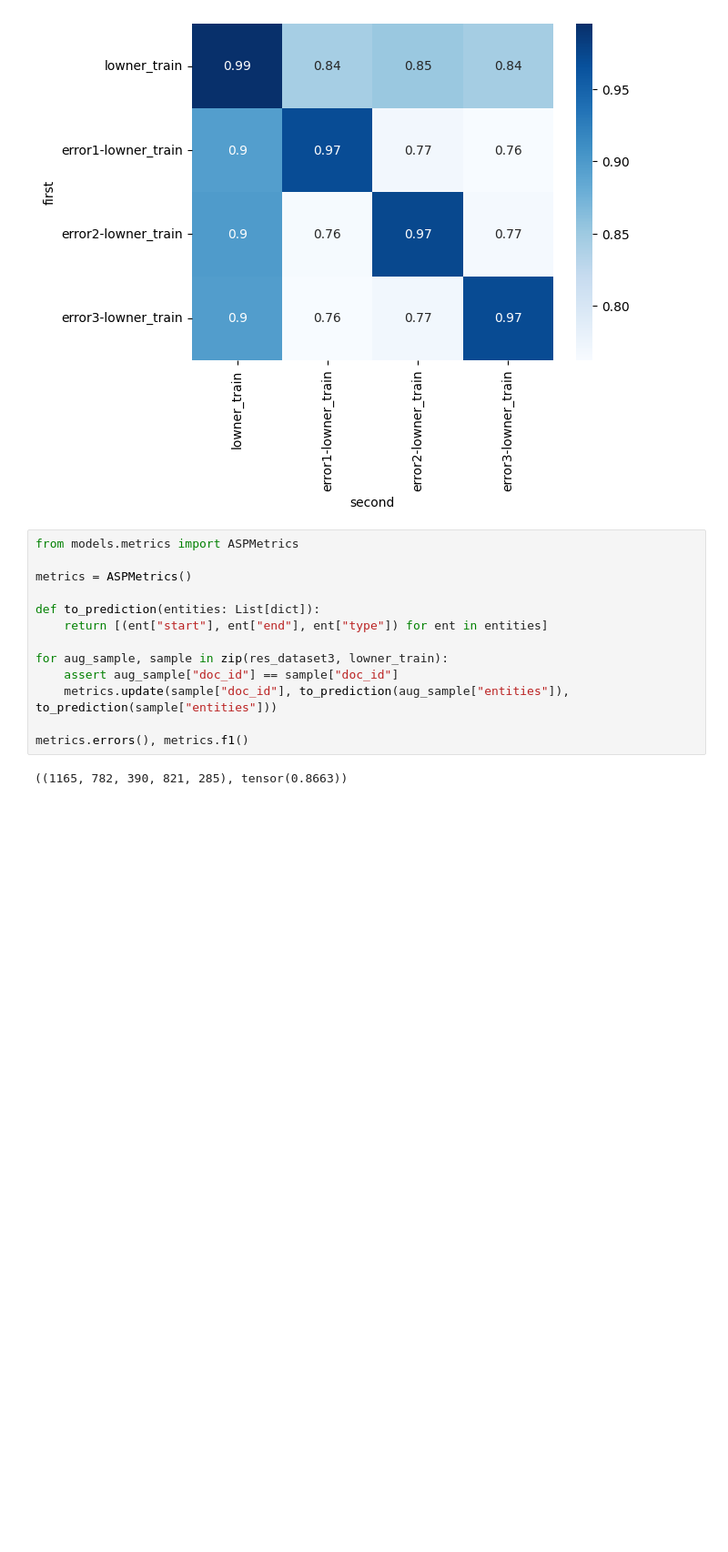
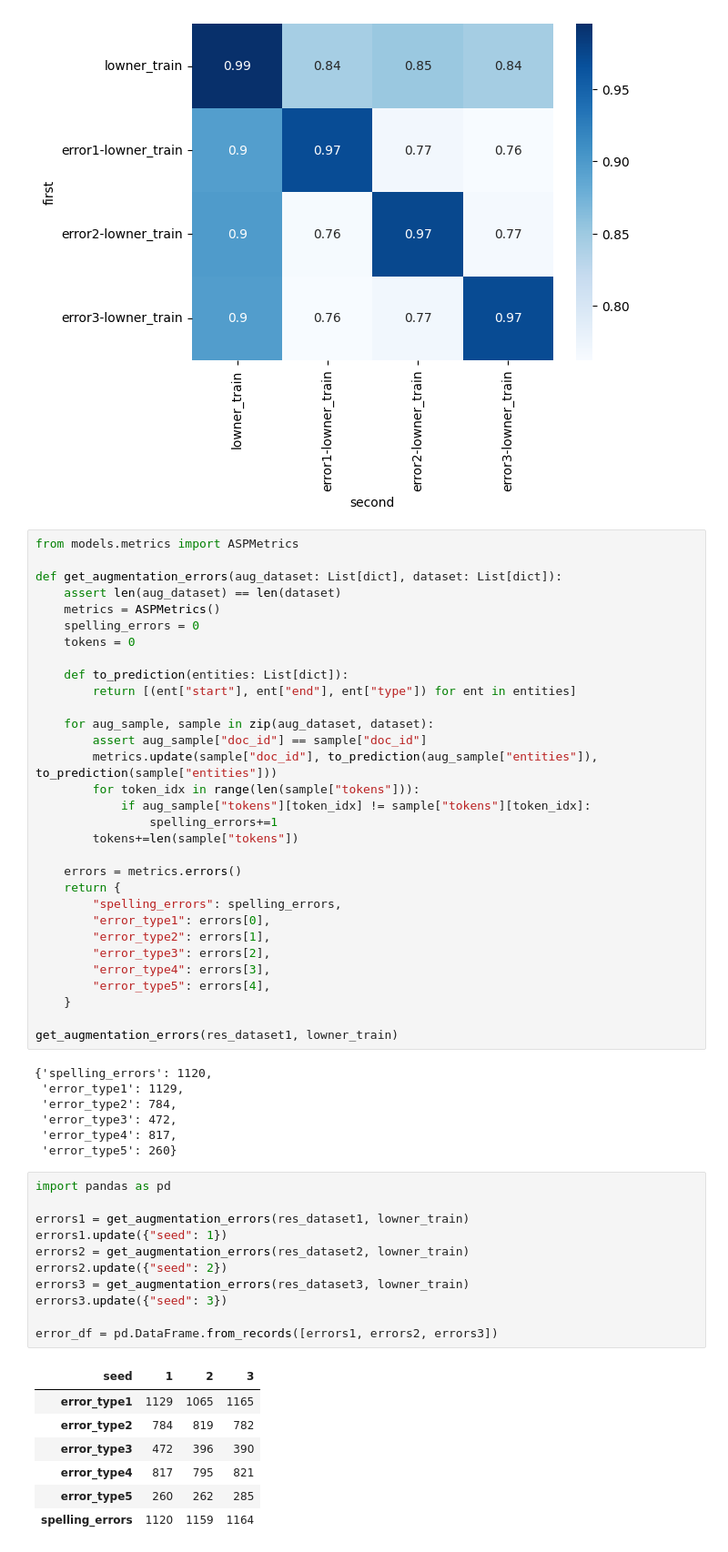
Before and after one commit to roebbert92/thesis, a Jupyter notebook: experiment_02.ipynb, the cells around one changed output. Shown at 91% size. Drawn from its saved outputs; the diff is of its cells as text; blank space fills up the shorter version.

```diff
--- a/experiment_02.ipynb
+++ b/experiment_02.ipynb
@@ -655,15 +655,57 @@ To disable this warning, you can either:
 # %%
 from models.metrics import ASPMetrics
 
-metrics = ASPMetrics()
+def get_augmentation_errors(aug_dataset: List[dict], dataset: List[dict]):
+    assert len(aug_dataset) == len(dataset)
+    metrics = ASPMetrics()
+    spelling_errors = 0
+    tokens = 0
 
-def to_prediction(entities: List[dict]):
-    return [(ent["start"], ent["end"], ent["type"]) for ent in entities]
+    def to_prediction(entities: List[dict]):
+        return [(ent["start"], ent["end"], ent["type"]) for ent in entities]
 
-for aug_sample, sample in zip(res_dataset3, lowner_train):
-    assert aug_sample["doc_id"] == sample["doc_id"]
-    metrics.update(sample["doc_id"], to_prediction(aug_sample["entities"]), to_prediction(sample["entities"]))
+    for aug_sample, sample in zip(aug_dataset, dataset):
+        assert aug_sample["doc_id"] == sample["doc_id"]
+        metrics.update(sample["doc_id"], to_prediction(aug_sample["entities"]), to_prediction(sample["entities"]))
+        for token_idx in range(len(sample["tokens"])):
+            if aug_sample["tokens"][token_idx] != sample["tokens"][token_idx]:
+                spelling_errors+=1
+        tokens+=len(sample["tokens"])
 
-metrics.errors(), metrics.f1()
+    errors = metrics.errors()
+    return {
+        "spelling_errors": spelling_errors,
+        "error_type1": errors[0],
+        "error_type2": errors[1],
+        "error_type3": errors[2],
+        "error_type4": errors[3],
+        "error_type5": errors[4],
+    }
+
+get_augmentation_errors(res_dataset1, lowner_train)
 # %% [output]
-((1165, 782, 390, 821, 285), tensor(0.8663))
+{'spelling_errors': 1120,
+ 'error_type1': 1129,
+ 'error_type2': 784,
+ 'error_type3': 472,
+ 'error_type4': 817,
+ 'error_type5': 260}
+# %%
+import pandas as pd
+
+errors1 = get_augmentation_errors(res_dataset1, lowner_train)
+errors1.update({"seed": 1})
+errors2 = get_augmentation_errors(res_dataset2, lowner_train)
+errors2.update({"seed": 2})
+errors3 = get_augmentation_errors(res_dataset3, lowner_train)
+errors3.update({"seed": 3})
+
+error_df = pd.DataFrame.from_records([errors1, errors2, errors3])
+# %% [output]
+| seed | 1 | 2 | 3 |
+| error_type1 | 1129 | 1065 | 1165 |
+| error_type2 | 784 | 819 | 782 |
+| error_type3 | 472 | 396 | 390 |
+| error_type4 | 817 | 795 | 821 |
+| error_type5 | 260 | 262 | 285 |
+| spelling_errors | 1120 | 1159 | 1164 |
```
Also changed, not shown: parts of 2 cells of this notebook.
